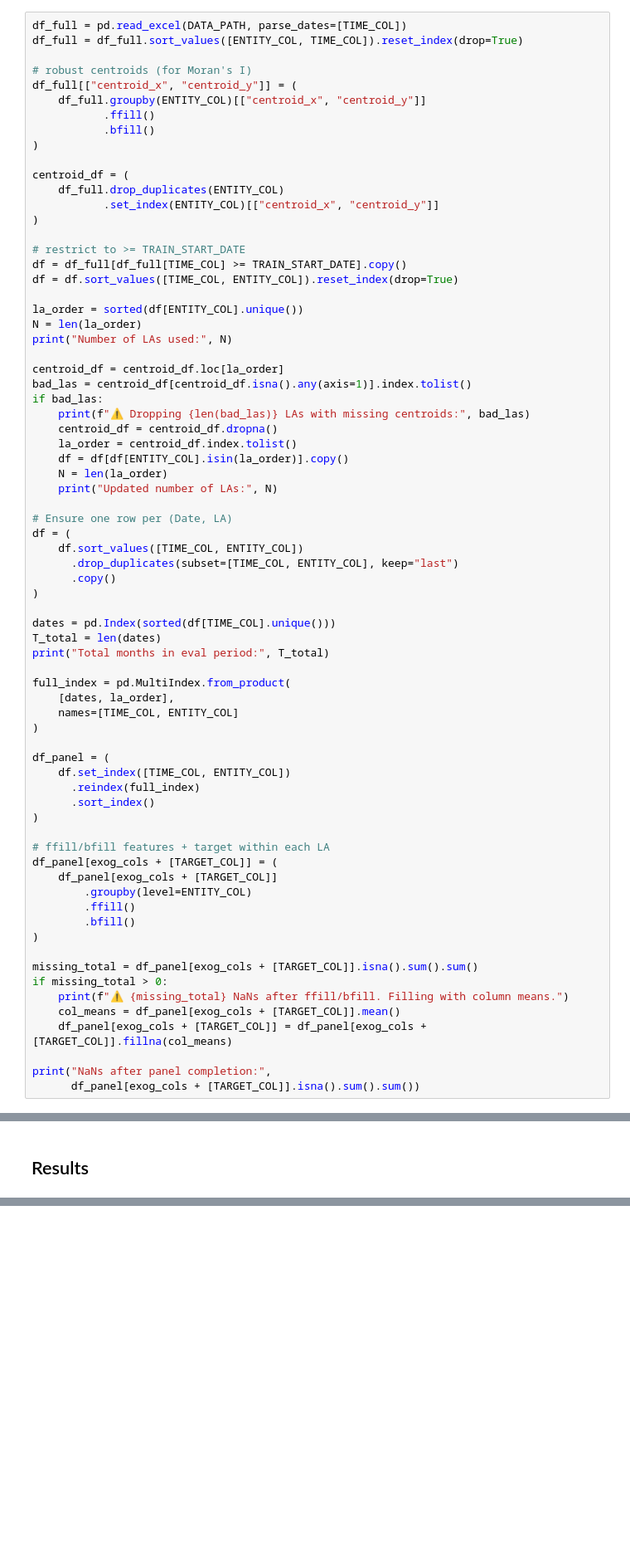
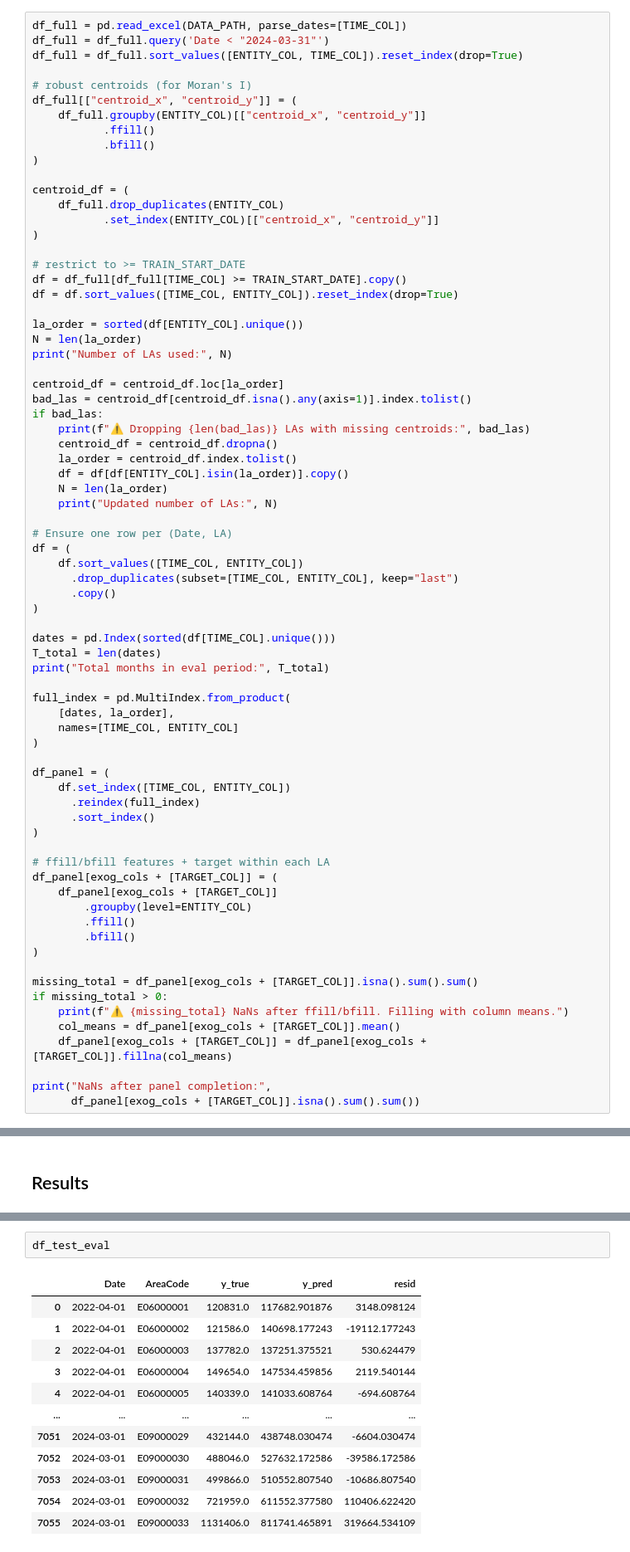
Before and after one commit to sxl634/UK-average-house-price-prediction, a Jupyter notebook: notebooks/Final model evaluation/1_Final sarimax.ipynb, the cells around one changed output, grey strips where cells are left out. Shown at 83% size. Saved outputs shown, nothing was run; the diff lists cells and outputs as text; blank space fills up the shorter version.

```diff
--- a/notebooks/Final model evaluation/1_Final sarimax.ipynb
+++ b/notebooks/Final model evaluation/1_Final sarimax.ipynb
@@ -165,6 +220,7 @@ def morans_i(residuals, xs, ys, k=5):
 ## Load data
 # %%
 df_full = pd.read_excel(DATA_PATH, parse_dates=[TIME_COL])
+df_full = df_full.query('Date < "2024-03-31"')
 df_full = df_full.sort_values([ENTITY_COL, TIME_COL]).reset_index(drop=True)
 
 # robust centroids (for Moran's I)
@@ -600,0 +663,15 @@ print(output_path)
+# %%
+df_test_eval
+# %% [output]
+|  | Date | AreaCode | y_true | y_pred | resid |
+| 0 | 2022-04-01 | E06000001 | 120831.0 | 117682.901876 | 3148.098124 |
+| 1 | 2022-04-01 | E06000002 | 121586.0 | 140698.177243 | -19112.177243 |
+| 2 | 2022-04-01 | E06000003 | 137782.0 | 137251.375521 | 530.624479 |
+| 3 | 2022-04-01 | E06000004 | 149654.0 | 147534.459856 | 2119.540144 |
+| 4 | 2022-04-01 | E06000005 | 140339.0 | 141033.608764 | -694.608764 |
+| ... | ... | ... | ... | ... | ... |
+| 7051 | 2024-03-01 | E09000029 | 432144.0 | 438748.030474 | -6604.030474 |
+| 7052 | 2024-03-01 | E09000030 | 488046.0 | 527632.172586 | -39586.172586 |
+| 7053 | 2024-03-01 | E09000031 | 499866.0 | 510552.807540 | -10686.807540 |
+| 7054 | 2024-03-01 | E09000032 | 721959.0 | 611552.377580 | 110406.622420 |
+| 7055 | 2024-03-01 | E09000033 | 1131406.0 | 811741.465891 | 319664.534109 |
```
Also changed, not shown: parts of 6 cells of this notebook, 3 other files.
